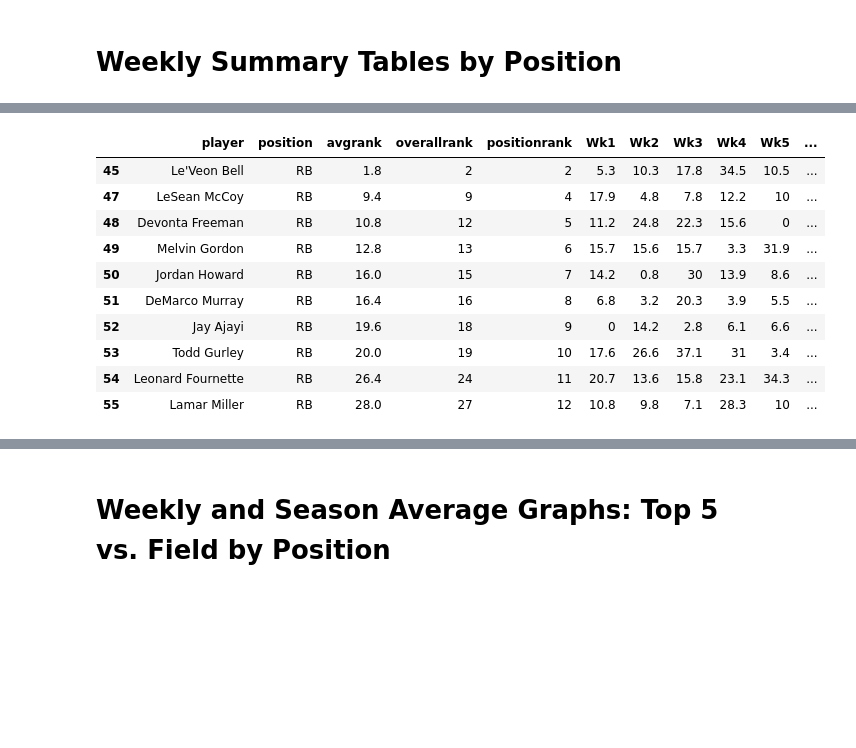
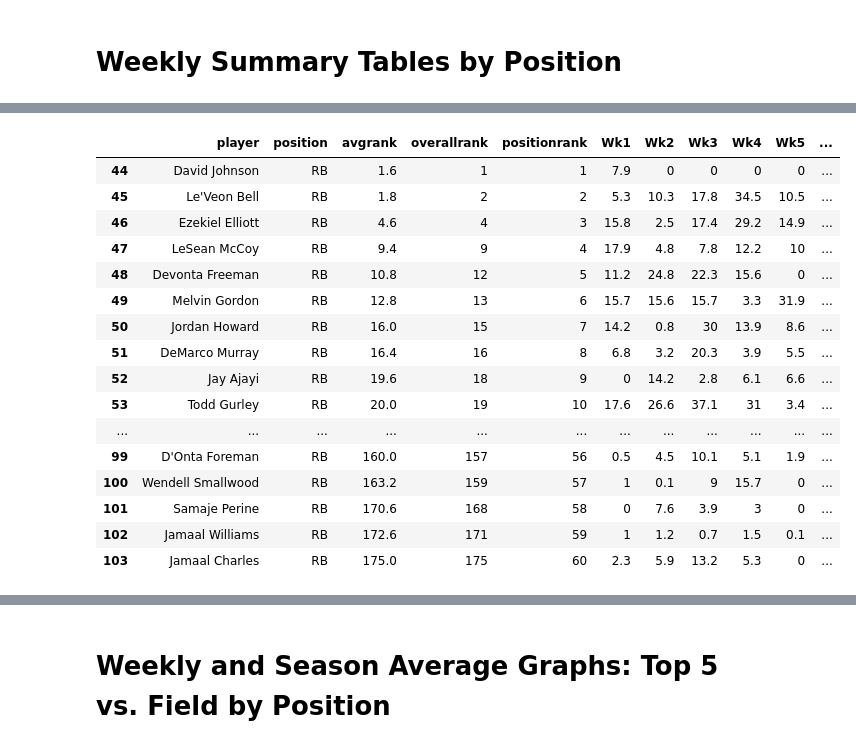
Before and after one commit to MTMUTH/Group_Project_01, a Jupyter notebook: FFL_CleanData_BB_v2.ipynb, the cells around one changed output, grey strips where cells are left out. Saved outputs shown, nothing was run; the diff lists cells and outputs as text; code cells hidden in the pictures; blank space fills up the shorter version.

```diff
--- a/FFL_CleanData_BB_v2.ipynb
+++ b/FFL_CleanData_BB_v2.ipynb
@@ -247,9 +248,9 @@ display(QB_Weekly_Summary)
 | top 5 | 20.2 | 34.7 | 40.3 | 31.1 | 14.2 | 18.2 | 29.7 | 39.5 | 26.6 | 25.5 | ... |
 | field | 30.5 | 28.0 | 30.2 | 37.2 | 33.5 | 31.3 | 35.0 | 21.1 | 30.3 | 40.2 | ... |
 # %%
-#drop Aaron Rodgers due to injury
-dfwr.drop([128,132], inplace=True)
-dfwr.iloc[:10]
+#drop inactive players
+dfwr.drop([128,132,137,140,152,156,158,159,167,169,173,175,176,177,178,180,183], inplace=True)
+dfwr.iloc[:60]
 # %% [output]
 |  | player | position | avgrank | overallrank | positionrank | Wk1 | Wk2 | Wk3 | Wk4 | Wk5 | ... |
 | 127 | Antonio Brown | WR | 3.0 | 3 | 1 | 20.5 | 7 | 19.2 | 3.8 | 17.7 | ... |
@@ -298,12 +305,14 @@ display(WR_Weekly_Summary)
 | top 5 | 20.5 | 17.2 | 19.4 | 22.0 | 17.7 | 24.2 | 17.9 | 8.3 | 13.3 | 6.4 | ... |
 | field | 23.3 | 29.3 | 33.0 | 19.7 | 26.1 | 20.1 | 37.2 | 32.0 | 23.0 | 25.5 | ... |
 # %%
-#drop Aaron Rodgers due to injury
-dfrb.drop([44,46], inplace=True)
-dfrb.iloc[:10]
+#drop inactive players
+dfwr.drop([128,132], inplace=True)
+dfrb.iloc[:60]
 # %% [output]
 |  | player | position | avgrank | overallrank | positionrank | Wk1 | Wk2 | Wk3 | Wk4 | Wk5 | ... |
+| 44 | David Johnson | RB | 1.6 | 1 | 1 | 7.9 | 0 | 0 | 0 | 0 | ... |
 | 45 | Le'Veon Bell | RB | 1.8 | 2 | 2 | 5.3 | 10.3 | 17.8 | 34.5 | 10.5 | ... |
+| 46 | Ezekiel Elliott | RB | 4.6 | 4 | 3 | 15.8 | 2.5 | 17.4 | 29.2 | 14.9 | ... |
 | 47 | LeSean McCoy | RB | 9.4 | 9 | 4 | 17.9 | 4.8 | 7.8 | 12.2 | 10 | ... |
 | 48 | Devonta Freeman | RB | 10.8 | 12 | 5 | 11.2 | 24.8 | 22.3 | 15.6 | 0 | ... |
 | 49 | Melvin Gordon | RB | 12.8 | 13 | 6 | 15.7 | 15.6 | 15.7 | 3.3 | 31.9 | ... |
@@ -311,8 +320,12 @@ dfrb.iloc[:10]
 | 51 | DeMarco Murray | RB | 16.4 | 16 | 8 | 6.8 | 3.2 | 20.3 | 3.9 | 5.5 | ... |
 | 52 | Jay Ajayi | RB | 19.6 | 18 | 9 | 0 | 14.2 | 2.8 | 6.1 | 6.6 | ... |
 | 53 | Todd Gurley | RB | 20.0 | 19 | 10 | 17.6 | 26.6 | 37.1 | 31 | 3.4 | ... |
-| 54 | Leonard Fournette | RB | 26.4 | 24 | 11 | 20.7 | 13.6 | 15.8 | 23.1 | 34.3 | ... |
-| 55 | Lamar Miller | RB | 28.0 | 27 | 12 | 10.8 | 9.8 | 7.1 | 28.3 | 10 | ... |
+| ... | ... | ... | ... | ... | ... | ... | ... | ... | ... | ... | ... |
+| 99 | D'Onta Foreman | RB | 160.0 | 157 | 56 | 0.5 | 4.5 | 10.1 | 5.1 | 1.9 | ... |
+| 100 | Wendell Smallwood | RB | 163.2 | 159 | 57 | 1 | 0.1 | 9 | 15.7 | 0 | ... |
+| 101 | Samaje Perine | RB | 170.6 | 168 | 58 | 0 | 7.6 | 3.9 | 3 | 0 | ... |
+| 102 | Jamaal Williams | RB | 172.6 | 171 | 59 | 1 | 1.2 | 0.7 | 1.5 | 0.1 | ... |
+| 103 | Jamaal Charles | RB | 175.0 | 175 | 60 | 2.3 | 5.9 | 13.2 | 5.3 | 0 | ... |
 # %%
 #RB Establish bins
 #Used top 6 to account for David Johnson's season ending injury in Week 1
```
Also changed, not shown: parts of 11 cells of this notebook, 1 other file.
